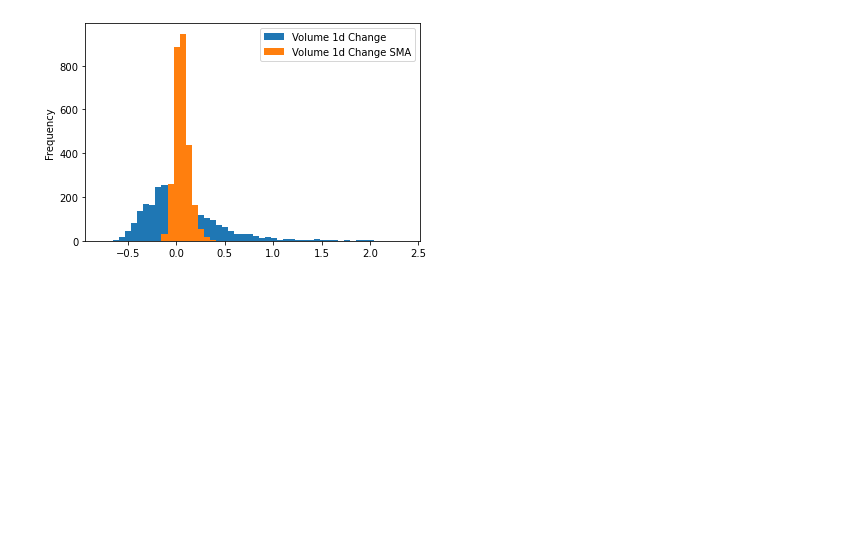
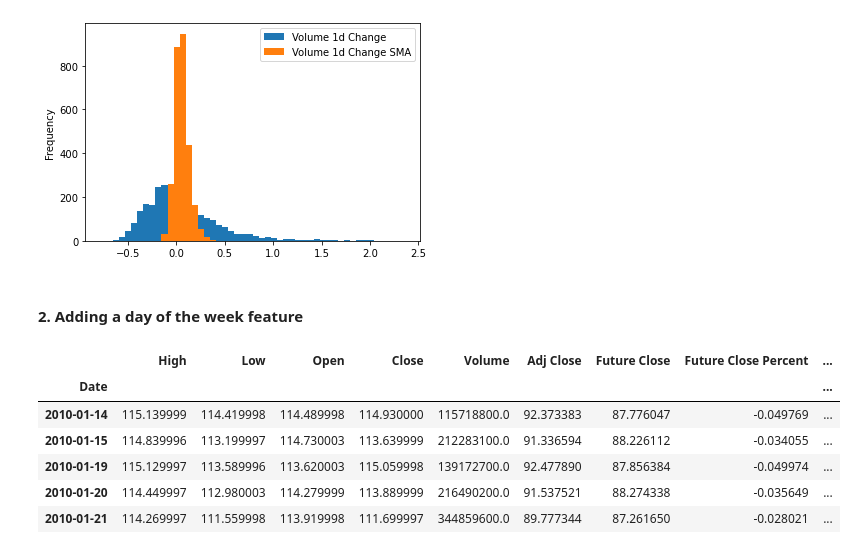
Before and after one commit to KiemNguyen/stock-market-prediction, a Jupyter notebook: stock_market_prediction.ipynb, the cells around one changed output. Drawn from its saved outputs; the diff is of its cells as text; code cells hidden in the pictures; blank space fills up the shorter version.

Commit message:
Added day of week feature

```diff
--- a/stock_market_prediction.ipynb
+++ b/stock_market_prediction.ipynb
@@ -96,5 +96,8 @@ Date
 # %%
-new_volume_features = ['Volume 1d Change', 'Volume 1d Change SMA']
+new_features = []
+
+volume_features = ['Volume 1d Change', 'Volume 1d Change SMA']
+new_features.extend(volume_features)
 
 # new feature - volumne change percentage in 1 day
 df['Volume 1d Change'] = df['Volume'].pct_change(1)
@@ -102,7 +105,32 @@ df['Volume 1d Change'] = df['Volume'].pct_change(1)
 # new feature - 8 day moving average of the 1 day percent change in volume
 df['Volume 1d Change SMA'] = talib.SMA(df['Volume 1d Change'].values, timeperiod=8)
 
-df[new_volume_features].plot(kind='hist', sharex=False, bins=50)
+df[volume_features].plot(kind='hist', sharex=False, bins=50)
 # %% [output]
 <AxesSubplot:ylabel='Frequency'>
 [figure]
+# %% [markdown]
+#### 2. Adding a day of the week feature
+# %%
+days_of_week = pd.get_dummies(df.index.dayofweek,
+                             prefix='Day of Week',
+                             drop_first=True)
+
+days_of_week.index = df.index
+# join the data frame
+df = pd.concat([df, days_of_week], axis=1)
+
+# add days of week to the list of new features
+new_features.extend(['Day of Week_' + str(n) for n in range(1, 5)] )
+# drop missing value
+df.dropna(inplace=True)
+
+df.head()
+# %% [output]
+|  | High | Low | Open | Close | Volume | Adj Close | Future Close | Future Close Percent | ... |
+| Date |  |  |  |  |  |  |  |  | ... |
+| 2010-01-14 | 115.139999 | 114.419998 | 114.489998 | 114.930000 | 115718800.0 | 92.373383 | 87.776047 | -0.049769 | ... |
+| 2010-01-15 | 114.839996 | 113.199997 | 114.730003 | 113.639999 | 212283100.0 | 91.336594 | 88.226112 | -0.034055 | ... |
+| 2010-01-19 | 115.129997 | 113.589996 | 113.620003 | 115.059998 | 139172700.0 | 92.477890 | 87.856384 | -0.049974 | ... |
+| 2010-01-20 | 114.449997 | 112.980003 | 114.279999 | 113.889999 | 216490200.0 | 91.537521 | 88.274338 | -0.035649 | ... |
+| 2010-01-21 | 114.269997 | 111.559998 | 113.919998 | 111.699997 | 344859600.0 | 89.777344 | 87.261650 | -0.028021 | ... |
```
Also changed, not shown: parts of 1 cell of this notebook.
